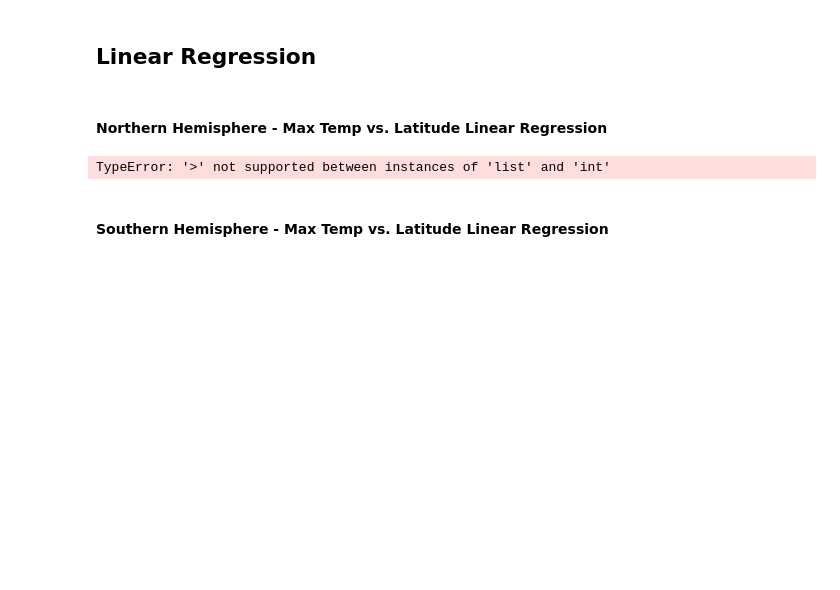
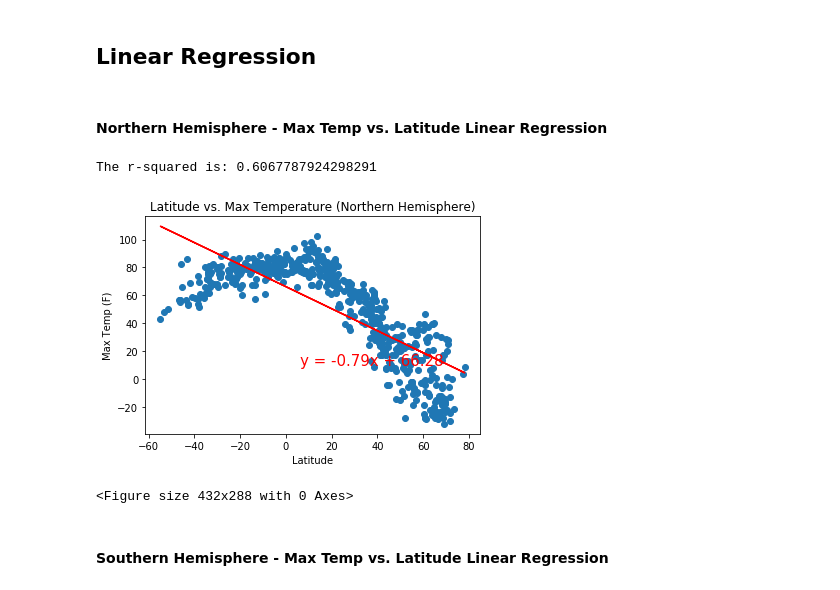
Before and after one commit to mconwa20/python-api-challenge, a Jupyter notebook: WeatherPy/WeatherPy.ipynb, the cells around one changed output. Cells and saved outputs as stored; diff of their text form; code cells hidden in the pictures; blank space fills up the shorter version.

```diff
--- a/WeatherPy/WeatherPy.ipynb
+++ b/WeatherPy/WeatherPy.ipynb
@@ -254,26 +259,28 @@ plt.show()
 ####  Northern Hemisphere - Max Temp vs. Latitude Linear Regression
 # %%
 #x_valuesn = weatherpy_data[['Latitude'] > 0]
-x_values = weatherpy_data[['Latitude'] > 0]
+x_values = weatherpy_data['Latitude']
 y_values = weatherpy_data['Max Temp']
 
 (slope, intercept, rvalue, pvalue, stderr) = linregress(x_values, y_values)
 regress_values = x_values * slope + intercept
 line_eq = "y = " + str(round(slope,2)) + "x + " + str(round(intercept,2))
 plt.scatter(x_values,y_values)
 plt.plot(x_values,regress_values,"r-")
 plt.annotate(line_eq,(6,10),fontsize=15,color="red")
 plt.title("Latitude vs. Max Temperature (Northern Hemisphere)")
 plt.xlabel("Latitude")
 plt.ylabel("Max Temp (F)")
 print(f"The r-squared is: {rvalue**2}")
 plt.show()
 
 plt.savefig("output_data/latmaxtempregression_north.png")
 
 plt.show()
 # %% [output]
-TypeError: '>' not supported between instances of 'list' and 'int'
+The r-squared is: 0.6067787924298291
+[figure, added]
+<Figure size 432x288 with 0 Axes>
 # %% [markdown]
 ####  Southern Hemisphere - Max Temp vs. Latitude Linear Regression
 # %%
```
Also changed, not shown: parts of 15 cells of this notebook, 6 other files.
